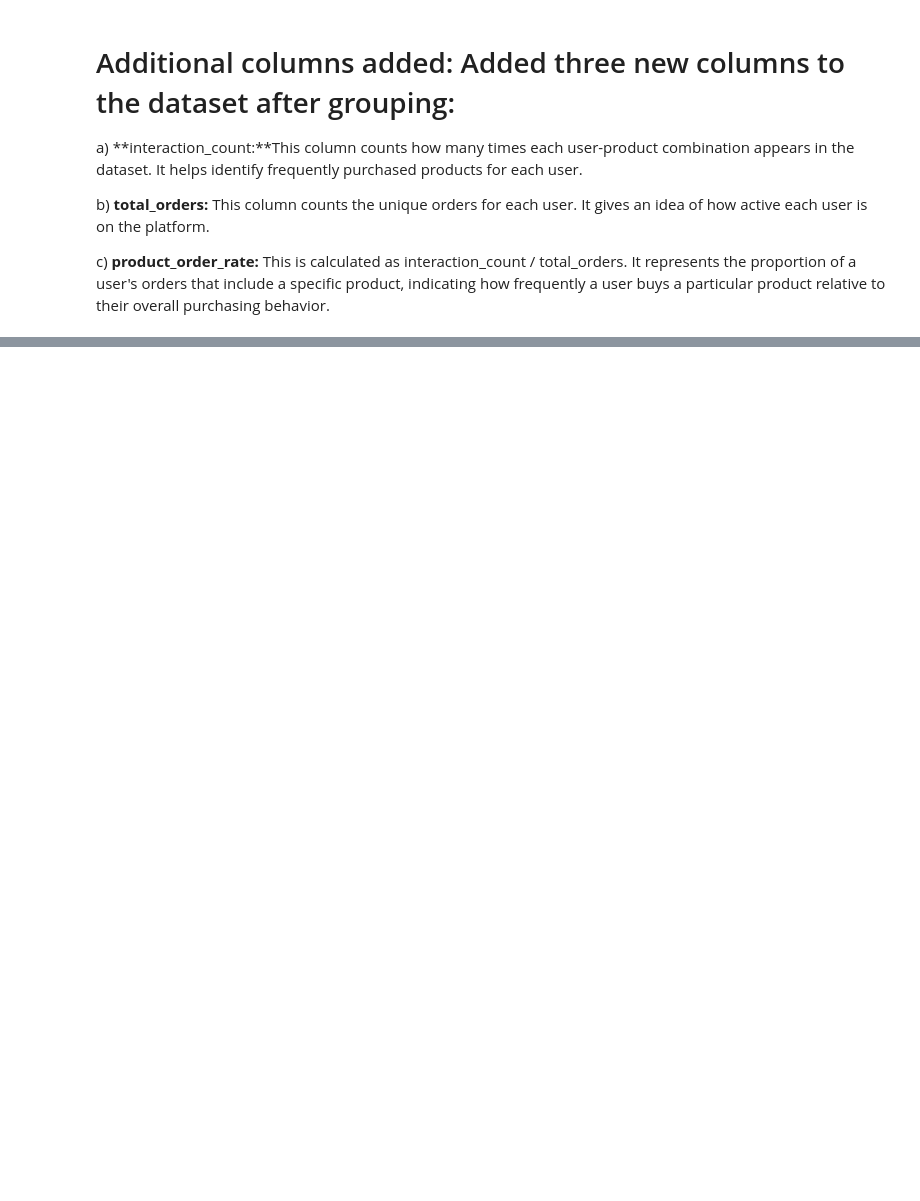
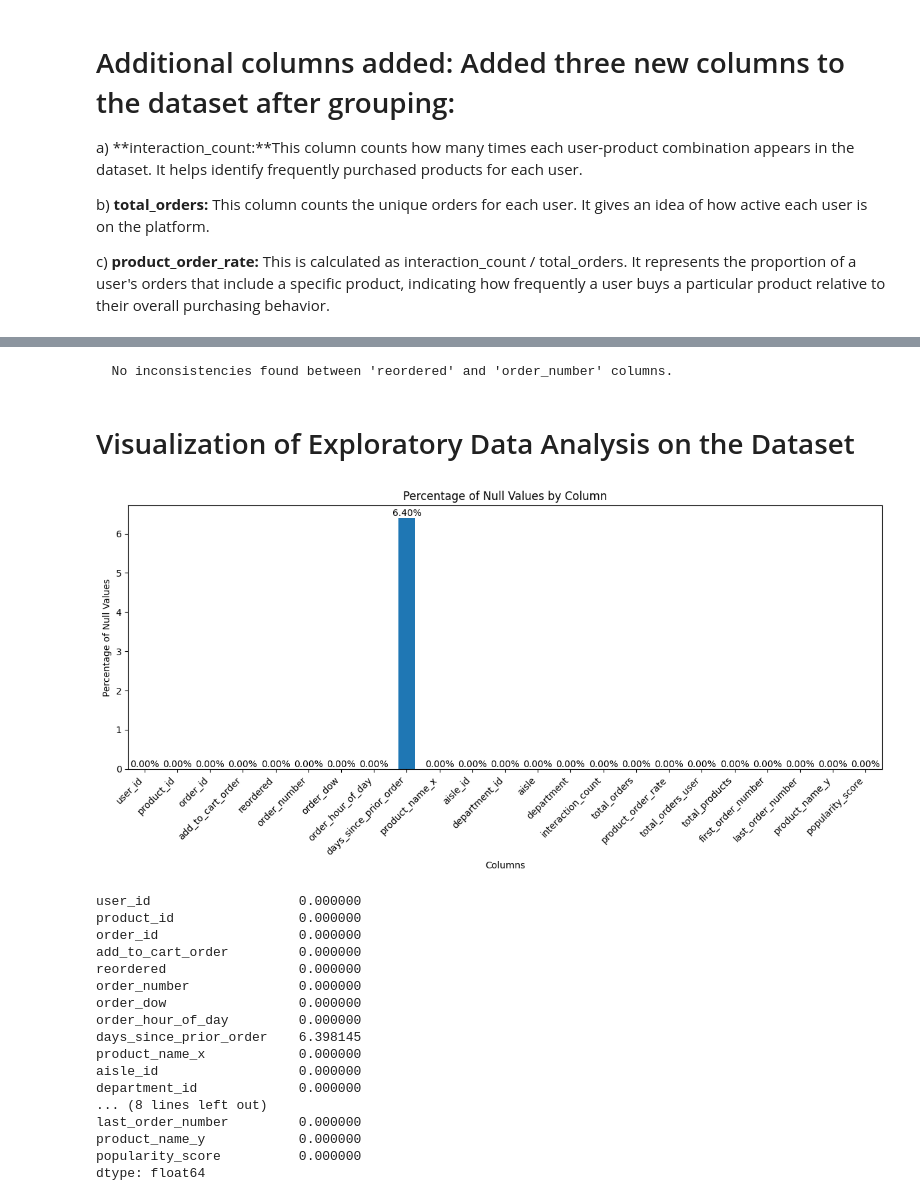
Before and after one commit to kauthar123/Recommender_System_Collaborative_Filtering_Approach, a Jupyter notebook: Notebook/1. EDA & Data Preparation.ipynb, the cells around one changed output, grey strips where cells are left out. Drawn from its saved outputs; the diff is of its cells as text; code cells hidden in the pictures; blank space fills up the shorter version.

```diff
--- a/Notebook/1. EDA & Data Preparation.ipynb
+++ b/Notebook/1. EDA & Data Preparation.ipynb
@@ -734,10 +263,0 @@ plt.show()
-# %%
-# Product popularity distribution by Product ID
-product_popularity = updated_retail.groupby('product_id')['interaction_count'].sum().sort_values(ascending=False)
-plt.figure(figsize=(12, 6))
-product_popularity.head(20).plot(kind='bar')
-plt.title('Top 20 Most Popular Products')
-plt.xlabel('Product ID')
-plt.ylabel('Number of Interactions')
-plt.xticks(rotation=45)
-plt.show()
@@ -1252,0 +264,6 @@ We now need to determine the top product recommended for these users based on th
+# %%
+# Merging User-Level Metrics with User-Order-Product Data
+final_retail_data = updated_retail.merge(user_analysis, on='user_id', how='left', suffixes=('', '_user'))
+# %%
+# Merging Product Popularity Data
+final_retail_data = final_retail_data.merge(product_popularity, on='product_id', how='left')
@@ -1252,0 +307,8 @@ We now need to determine the top product recommended for these users based on th
+# %%
+# 2. Checking for unique values
+for i in updated_retail.columns:
+    # Check if the column exists in final_retail_data before accessing it
+    if i in final_retail_data.columns:
+        print(final_retail_data[i].value_counts())
+    else:
+        print(f"Column '{i}' not found in final_retail_data")
@@ -1252,0 +584,53 @@ We now need to determine the top product recommended for these users based on th
+# %%
+# 11. Check for inconsistencies between related columns
+if 'reordered' in final_retail_data.columns and 'order_number' in final_retail_data.columns:
+    inconsistent = ((final_retail_data['reordered'] == 1) & (final_retail_data['order_number'] == 1)).sum()
+    if inconsistent > 0:
+        print(f"  Inconsistency: {inconsistent} products marked as reordered in first order.")
+    else:
+        print("  No inconsistencies found between 'reordered' and 'order_number' columns.")
+else:
+    print("  'reordered' or 'order_number' column not found. Skipping this check.")
+# %% [output]
+  No inconsistencies found between 'reordered' and 'order_number' columns.
+# %% [markdown]
+# Visualization of Exploratory Data Analysis on the  Dataset
+# %%
+# Calculate percentage of null values for each column
+null_percentages = final_retail_data.isnull().mean() * 100
+
+plt.figure(figsize=(12, 6))
+null_percentages.plot(kind='bar')
+plt.title('Percentage of Null Values by Column')
+plt.xlabel('Columns')
+plt.ylabel('Percentage of Null Values')
+plt.xticks(rotation=45, ha='right')
+plt.tight_layout()
+
+# Adding percentage labels on top of each bar
+for i, v in enumerate(null_percentages):
+    plt.text(i, v, f'{v:.2f}%', ha='center', va='bottom')
+
+plt.show()
+
+# Print the percentages
+print(null_percentages)
+# %% [output]
+[figure, added]
+user_id                   0.000000
+product_id                0.000000
+order_id                  0.000000
+add_to_cart_order         0.000000
+reordered                 0.000000
+order_number              0.000000
+order_dow                 0.000000
+order_hour_of_day         0.000000
+days_since_prior_order    6.398145
+product_name_x            0.000000
+aisle_id                  0.000000
+department_id             0.000000
+... (8 lines left out)
+last_order_number         0.000000
+product_name_y            0.000000
+popularity_score          0.000000
+dtype: float64
```
Also changed, not shown: parts of 148 cells of this notebook.
